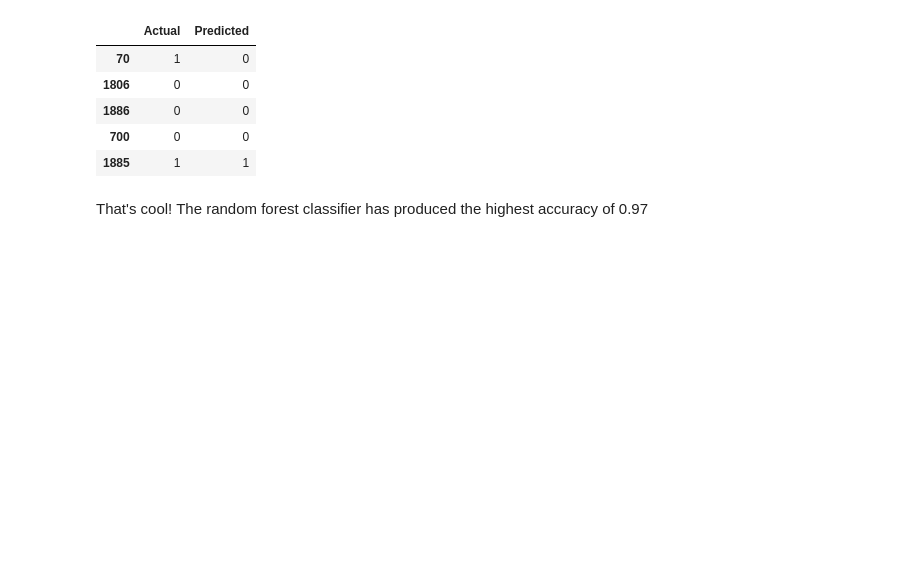
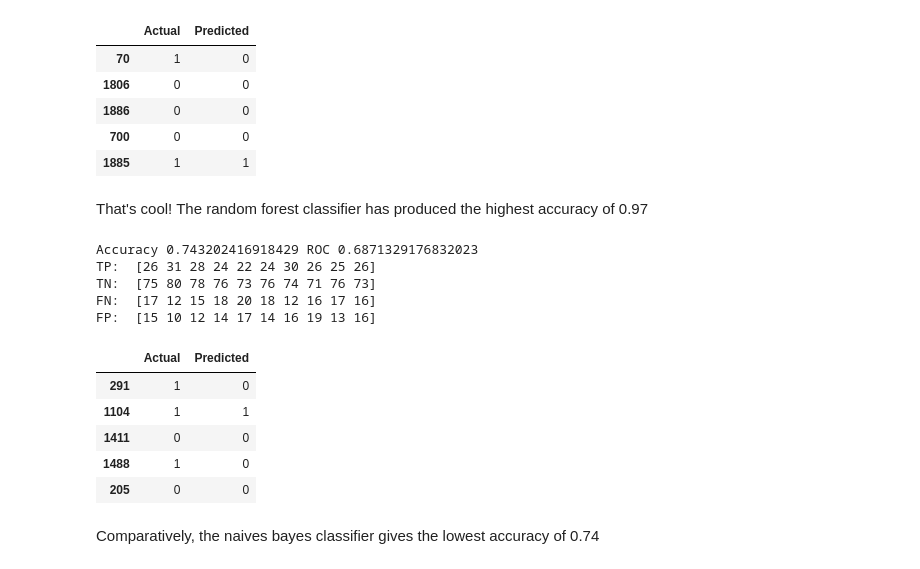
Before and after one commit to adityasaxena26/diabetes-prediction, a Jupyter notebook: diabetes_prediction.ipynb, the cells around one changed output. Drawn from its saved outputs; the diff is of its cells as text; code cells hidden in the pictures; blank space fills up the shorter version.

Commit message:
executed notebook again,used Naive Bayes classifier to build a new model

```diff
--- a/diabetes_prediction.ipynb
+++ b/diabetes_prediction.ipynb
@@ -344,3 +344,40 @@ FP:  [0 1 1 3 2 2 2 3 0 2]
 | 1885 | 1 | 1 |
 # %% [markdown]
 That's cool! The random forest classifier has produced the highest accuracy of 0.97
+# %%
+# build a new model using Naive Bayes
+from sklearn.naive_bayes import GaussianNB
+
+clf = GaussianNB()
+clf.fit(train_X, train_y)
+y_pred = clf.predict(test_X)
+
+# find accuracy
+ac = accuracy_score(test_y, y_pred)
+acc.append(ac)
+
+# find the roc_auc score
+rc = roc_auc_score(test_y, y_pred)
+roc.append(rc)
+print("\nAccuracy {0} ROC {1}".format(ac, rc))
+
+# perforrm cross validation
+result = cross_validate(clf, train_X, train_y, scoring = scoring, cv = 10)
+display_result(result)
+
+# display predicted values
+pd.DataFrame(data = {'Actual':test_y, 'Predicted':y_pred}).head()
+# %% [output]
+Accuracy 0.743202416918429 ROC 0.6871329176832023
+TP:  [26 31 28 24 22 24 30 26 25 26]
+TN:  [75 80 78 76 73 76 74 71 76 73]
+FN:  [17 12 15 18 20 18 12 16 17 16]
+FP:  [15 10 12 14 17 14 16 19 13 16]
+|  | Actual | Predicted |
+| 291 | 1 | 0 |
+| 1104 | 1 | 1 |
+| 1411 | 0 | 0 |
+| 1488 | 1 | 0 |
+| 205 | 0 | 0 |
+# %% [markdown]
+Comparatively, the naives bayes classifier gives the lowest accuracy of 0.74
```
Also changed, not shown: parts of 5 cells of this notebook.
